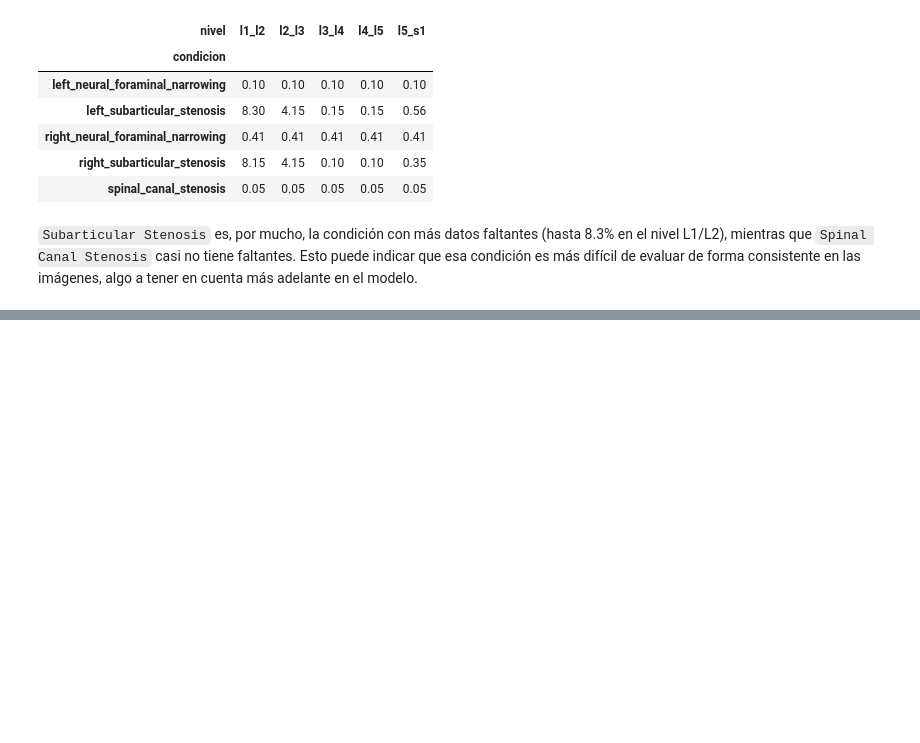
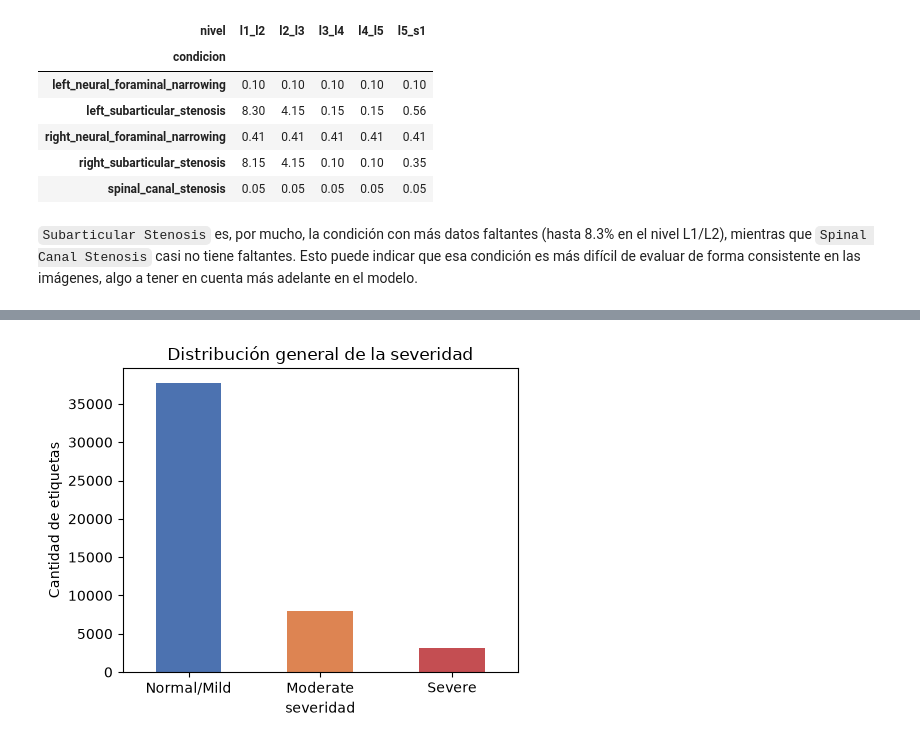
Before and after one commit to Albu231311/Proyecto2-DS, a Jupyter notebook: Proyecto2_Limpieza_Preprocesamiento.ipynb, the cells around one changed output, grey strips where cells are left out. Drawn from its saved outputs; the diff is of its cells as text; code cells hidden in the pictures; blank space fills up the shorter version.

```diff
--- a/Proyecto2_Limpieza_Preprocesamiento.ipynb
+++ b/Proyecto2_Limpieza_Preprocesamiento.ipynb
@@ -489,0 +498,8 @@ tabla_nulos
+# %%
+orden = ['Normal/Mild', 'Moderate', 'Severe']
+
+conteo_severidad = train_long_clean['severidad'].value_counts().reindex(orden)
+porcentaje_severidad = (conteo_severidad / len(train_long_clean) * 100).round(2)
+
+resumen_severidad = pd.DataFrame({'conteo': conteo_severidad, 'porcentaje': porcentaje_severidad})
+resumen_severidad
@@ -489,0 +512,11 @@ tabla_nulos
+# %%
+plt.figure(figsize=(5, 4))
+conteo_severidad.plot(kind='bar', color=['#4C72B0', '#DD8452', '#C44E52'])
+plt.ylabel('Cantidad de etiquetas')
+plt.title('Distribución general de la severidad')
+plt.xticks(rotation=0)
+plt.tight_layout()
+plt.savefig('data/processed/barras_severidad_general.png', dpi=120)
+plt.show()
+# %% [output]
+[figure, added]
```
Also changed, not shown: parts of 9 cells of this notebook, 3 other files.
